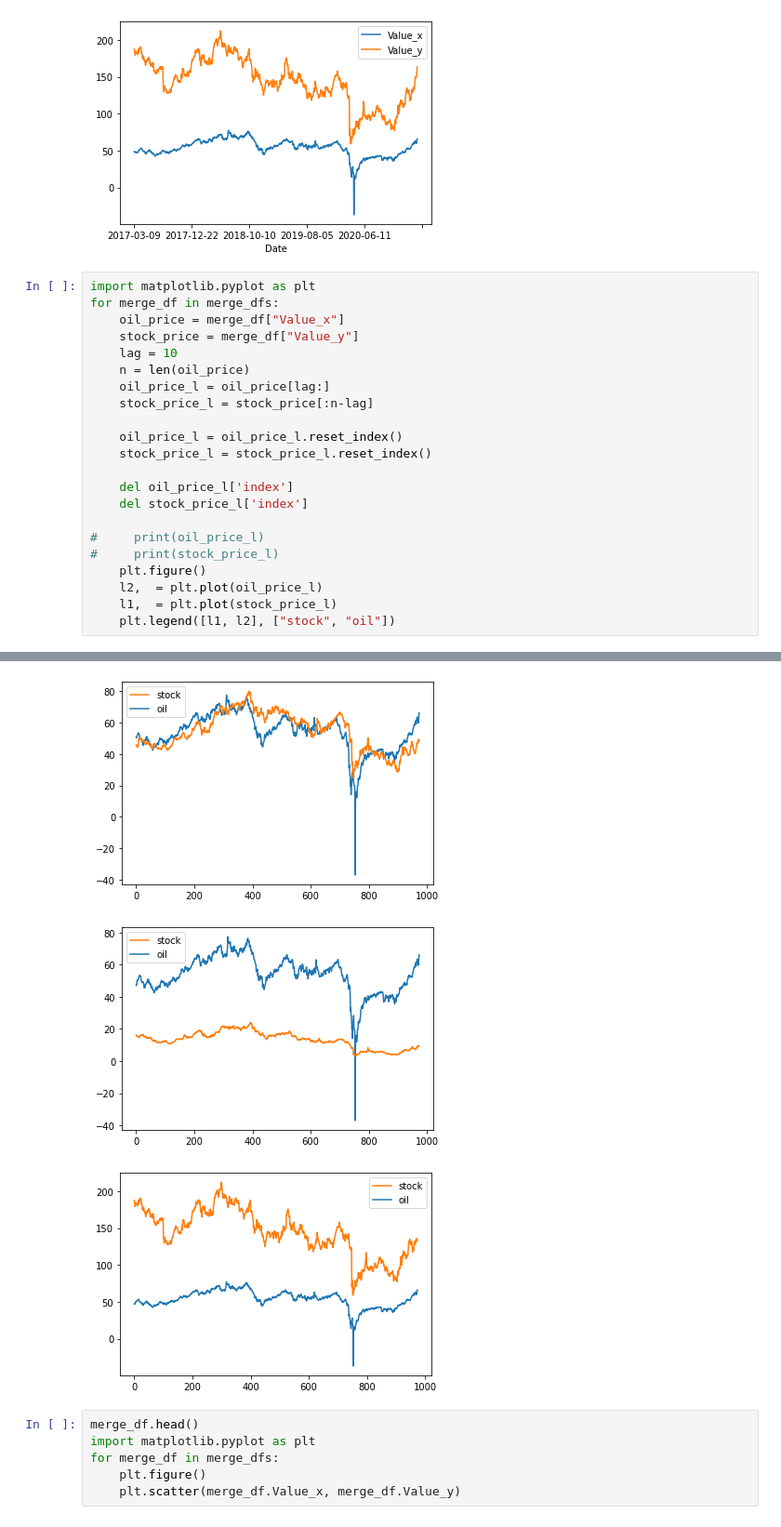
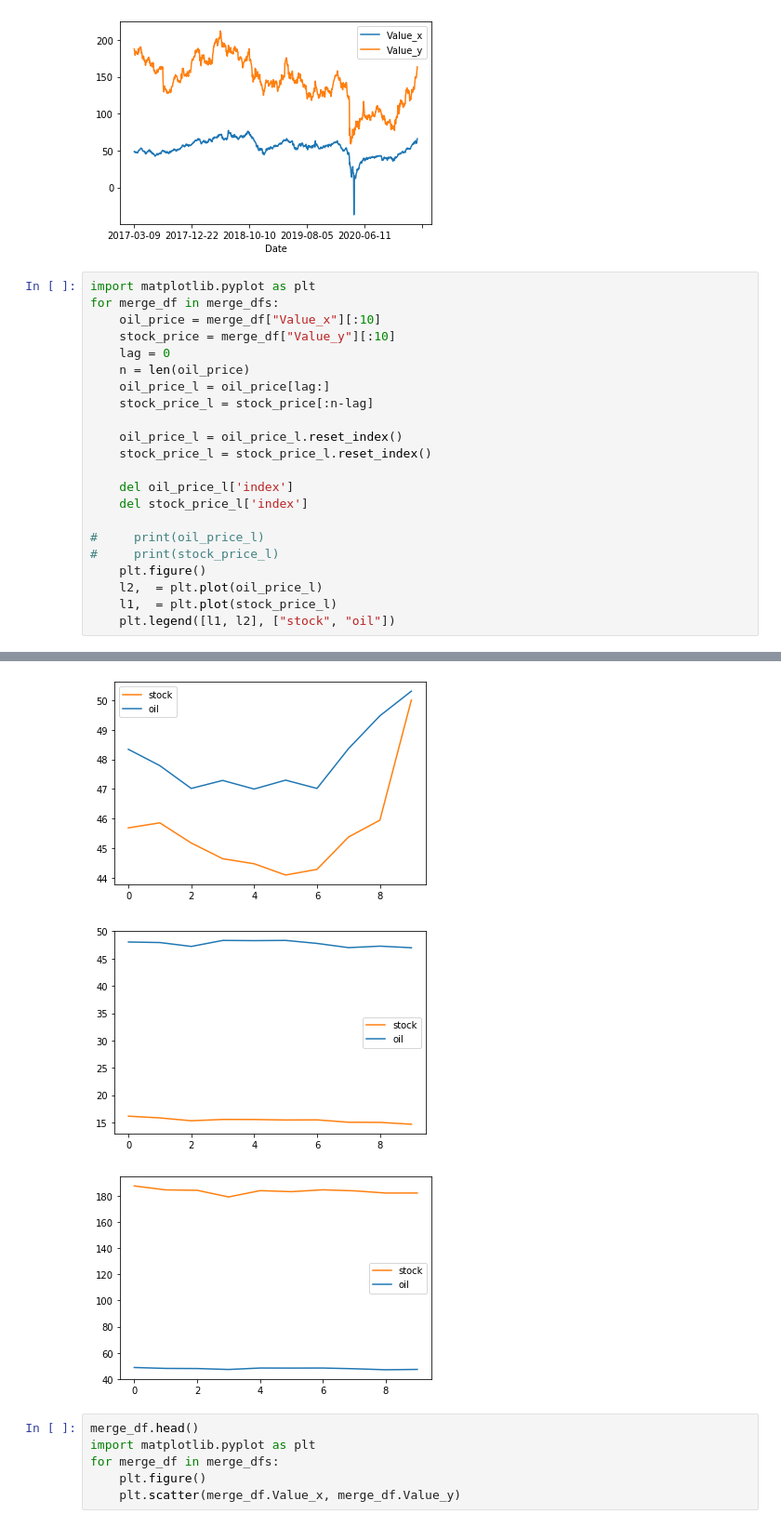
Before and after one commit to Dhrumilsoni/rmds, a Jupyter notebook: parse_files_for_graphs/oil_stock_correlation.ipynb, the cells around one changed output, grey strips where cells are left out. Shown at 93% size. Cells and saved outputs as stored; diff of their text form.

```diff
--- a/parse_files_for_graphs/oil_stock_correlation.ipynb
+++ b/parse_files_for_graphs/oil_stock_correlation.ipynb
@@ -120,9 +120,9 @@ for merge_df in merge_dfs:
 # %%
 import matplotlib.pyplot as plt
 for merge_df in merge_dfs:
-    oil_price = merge_df["Value_x"]
-    stock_price = merge_df["Value_y"]
-    lag = 10
+    oil_price = merge_df["Value_x"][:10]
+    stock_price = merge_df["Value_y"][:10]
+    lag = 0
     n = len(oil_price)
     oil_price_l = oil_price[lag:]
     stock_price_l = stock_price[:n-lag]
@@ -150,6 +150,6 @@ for merge_df in merge_dfs:
-[figure, old version]
+[figure, new version]
-[figure, old version]
+[figure, new version]
-[figure, old version]
+[figure, new version]
 # %%
 merge_df.head()
 import matplotlib.pyplot as plt
```
Also changed, not shown: parts of 3 cells of this notebook, 5 other files.
